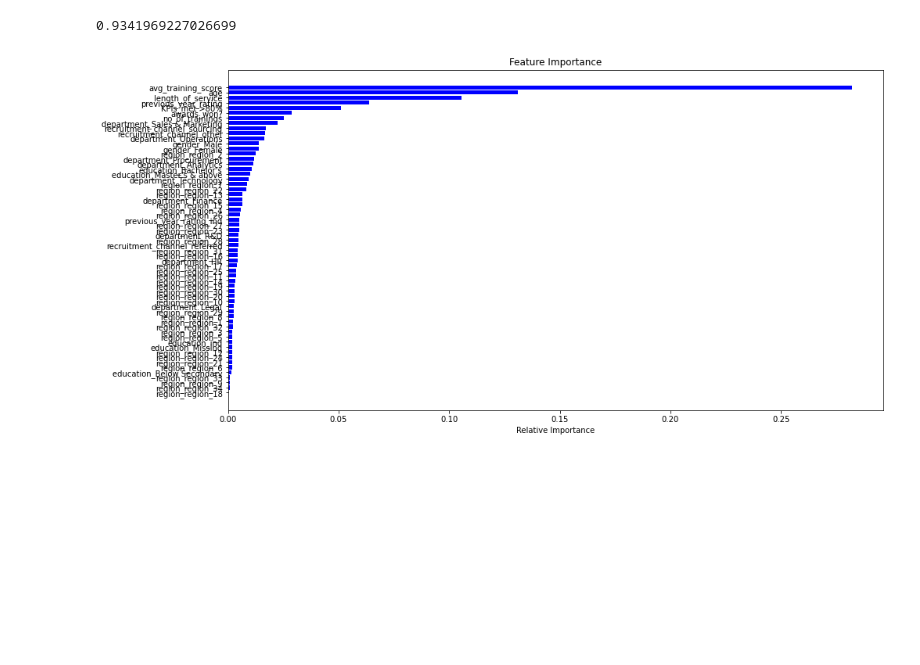
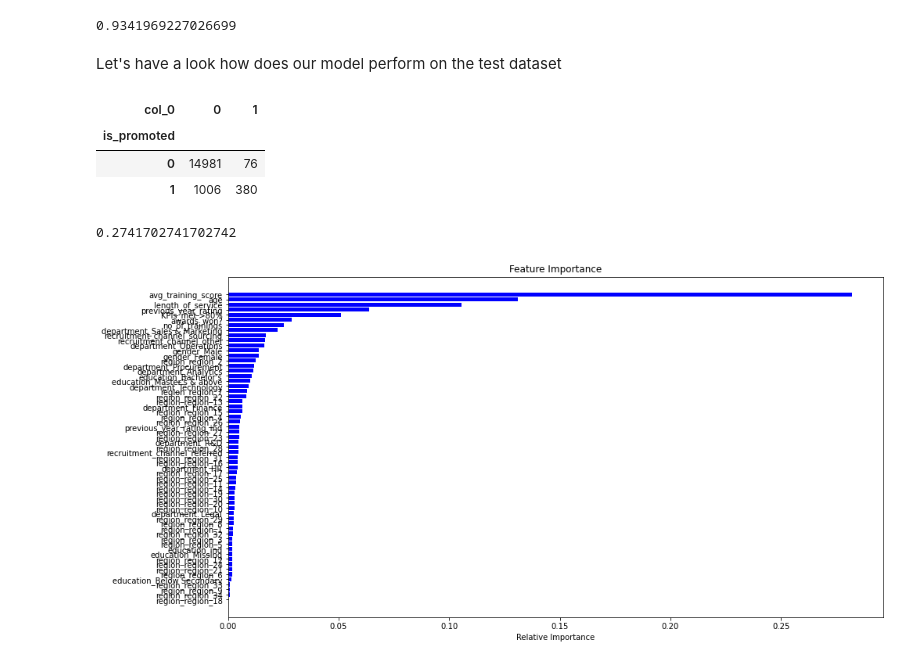
Before and after one commit to vikas280394/python_jupyter, a Jupyter notebook: If_promoted_problem_practice_jupyter.ipynb, the cells around one changed output. Saved outputs shown, nothing was run; the diff lists cells and outputs as text; code cells hidden in the pictures; blank space fills up the shorter version.

```diff
--- a/If_promoted_problem_practice_jupyter.ipynb
+++ b/If_promoted_problem_practice_jupyter.ipynb
@@ -8,5 +13,5 @@ from sklearn.model_selection import train_test_split
 # %%
-data = pd.read_csv("V:/VikasSharma/DataCamp/AV/HR Analytics/train_LZdllcl.csv")
+data = pd.read_csv("D:/python/Jupyter/Journey/HR Promotion Prediction/python_jupyter/train_LZdllcl.csv")
 # %%
 data.head(3)
 # %% [output]
@@ -407,6 +426,22 @@ rf.oob_score_
 rf.score(X_test, Y_test.astype('category'))
 # %% [output]
 0.9341969227026699
+# %% [markdown]
+Let's have a look how does our model perform on the test dataset
+# %%
+Y_pred_base =  rf.predict(X_test)
+# %%
+pd.crosstab(Y_test, Y_pred_base)
+# %% [output]
+| col_0 | 0 | 1 |
+| is_promoted |  |  |
+| 0 | 14981 | 76 |
+| 1 | 1006 | 380 |
+# %%
+# Check the precision score
+metrics.recall_score(Y_test.astype('int64') , Y_pred_base ) # so the sensitivity is 0.27 which is not very great
+# %% [output]
+0.2741702741702742
 # %%
 importance =  rf.feature_importances_ # extracting the importance of variables
 indices = np.argsort(importance)
```
Also changed, not shown: parts of 19 cells of this notebook.
